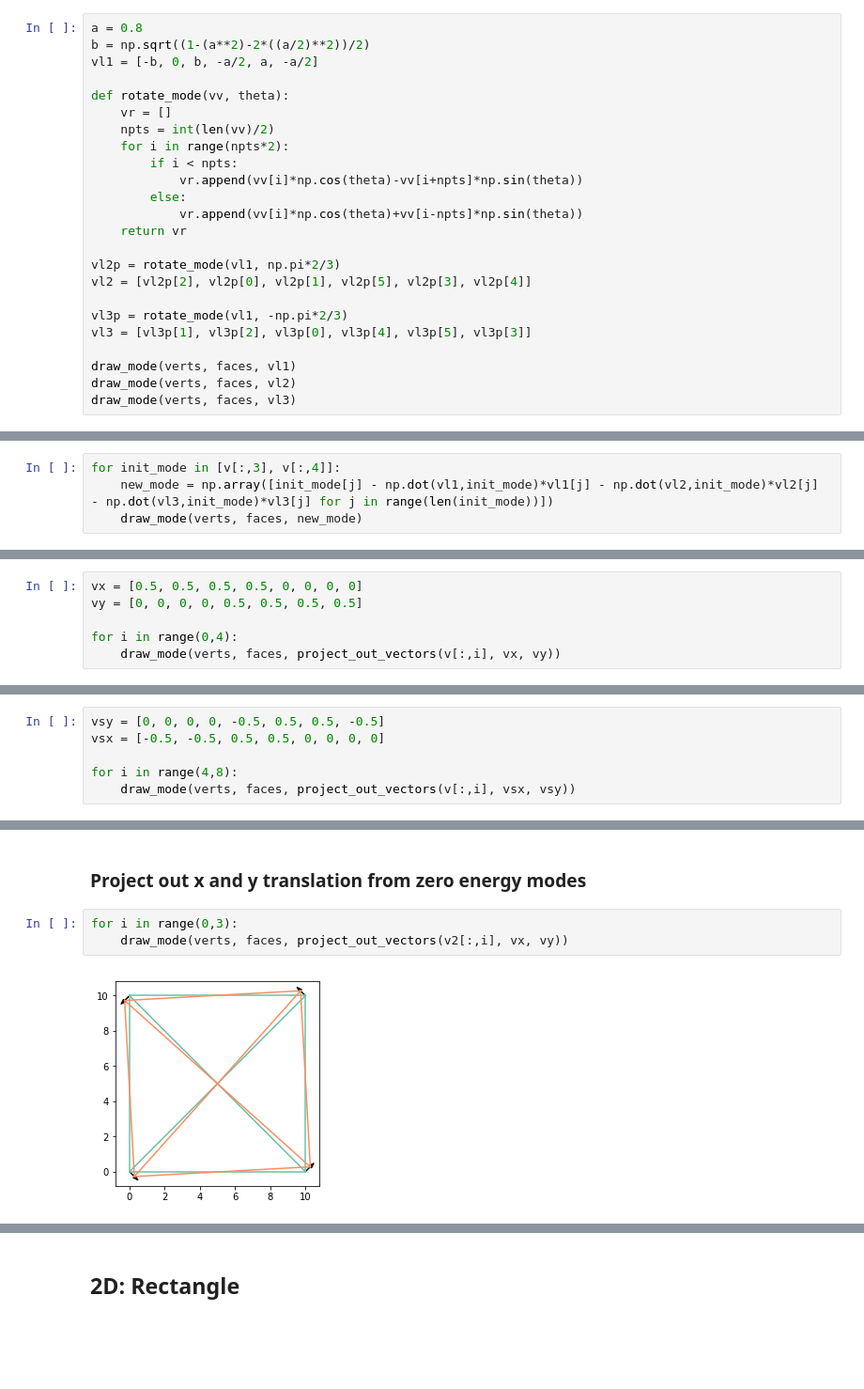
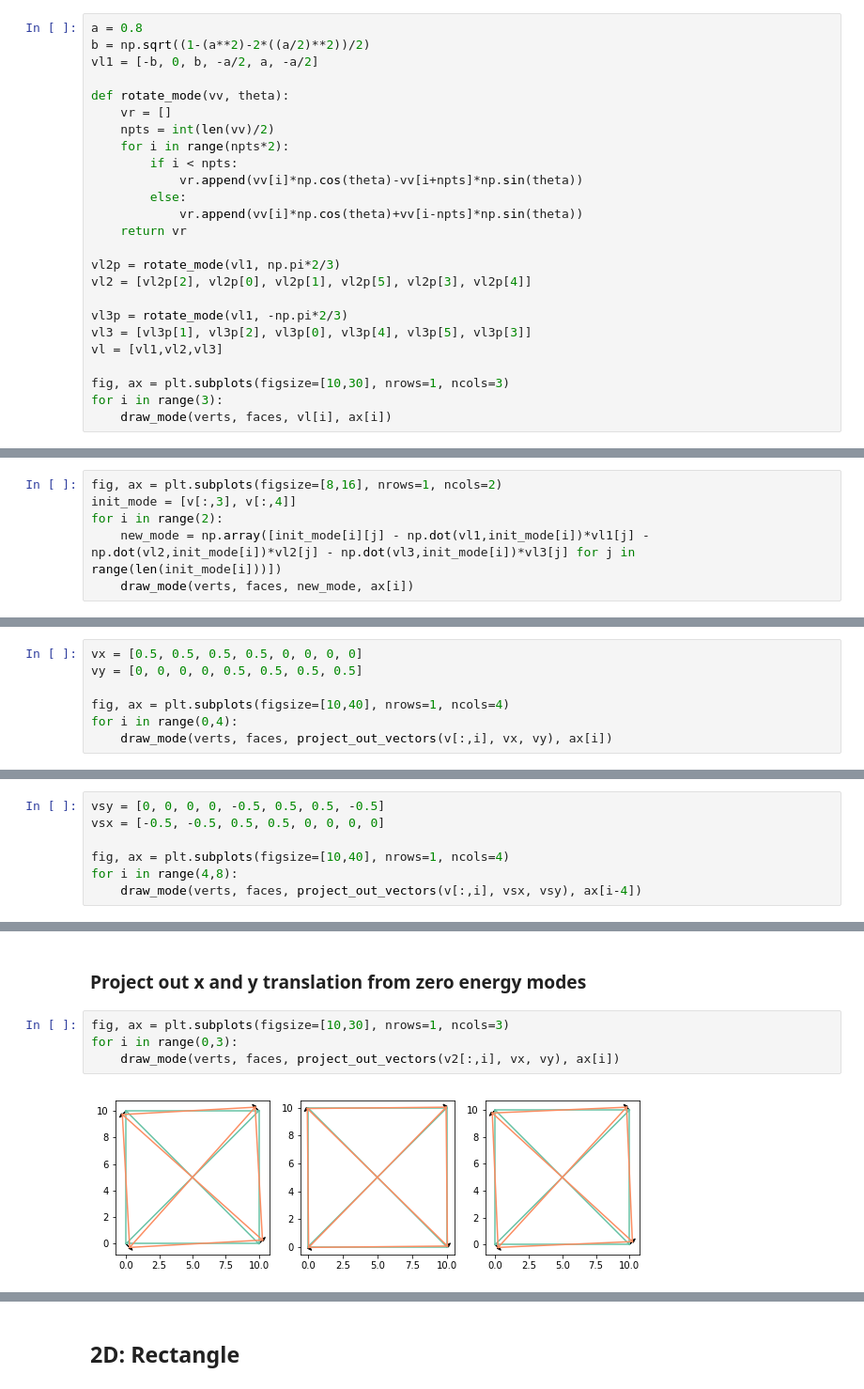
Before and after one commit to AllenCellModeling/normal_mode_analysis, a Jupyter notebook: normal_mode_analysis/mode_test_cases.ipynb, the cells around one changed output, grey strips where cells are left out. Shown: that part at 94% size. Cells and saved outputs as stored; diff of their text form; blank space fills up the shorter version.

```diff
--- a/normal_mode_analysis/mode_test_cases.ipynb
+++ b/normal_mode_analysis/mode_test_cases.ipynb
@@ -51,8 +50,9 @@ vl2 = [vl2p[2], vl2p[0], vl2p[1], vl2p[5], vl2p[3], vl2p[4]]
 
 vl3p = rotate_mode(vl1, -np.pi*2/3)
 vl3 = [vl3p[1], vl3p[2], vl3p[0], vl3p[4], vl3p[5], vl3p[3]]
+vl = [vl1,vl2,vl3]
 
-draw_mode(verts, faces, vl1)
-draw_mode(verts, faces, vl2)
-draw_mode(verts, faces, vl3)
+fig, ax = plt.subplots(figsize=[10,30], nrows=1, ncols=3)
+for i in range(3):
+    draw_mode(verts, faces, vl[i], ax[i])
 # %% [output]
@@ -62,5 +60,7 @@ draw_mode(verts, faces, vl3)
 # %%
-for init_mode in [v[:,3], v[:,4]]:
-    new_mode = np.array([init_mode[j] - np.dot(vl1,init_mode)*vl1[j] - np.dot(vl2,init_mode)*vl2[j] - np.dot(vl3,init_mode)*vl3[j] for j in range(len(init_mode))])
-    draw_mode(verts, faces, new_mode)
+fig, ax = plt.subplots(figsize=[8,16], nrows=1, ncols=2)
+init_mode = [v[:,3], v[:,4]]
+for i in range(2):
+    new_mode = np.array([init_mode[i][j] - np.dot(vl1,init_mode[i])*vl1[j] - np.dot(vl2,init_mode[i])*vl2[j] - np.dot(vl3,init_mode[i])*vl3[j] for j in range(len(init_mode[i]))])
+    draw_mode(verts, faces, new_mode, ax[i])
 # %% [output]
@@ -82,6 +81,7 @@ draw_init_modes(verts, faces, v, w)
 vx = [0.5, 0.5, 0.5, 0.5, 0, 0, 0, 0]
 vy = [0, 0, 0, 0, 0.5, 0.5, 0.5, 0.5]
 
+fig, ax = plt.subplots(figsize=[10,40], nrows=1, ncols=4)
 for i in range(0,4):
-    draw_mode(verts, faces, project_out_vectors(v[:,i], vx, vy))
+    draw_mode(verts, faces, project_out_vectors(v[:,i], vx, vy), ax[i])
 # %% [output]
@@ -95,6 +92,7 @@ for i in range(0,4):
 vsy = [0, 0, 0, 0, -0.5, 0.5, 0.5, -0.5]
 vsx = [-0.5, -0.5, 0.5, 0.5, 0, 0, 0, 0]
 
+fig, ax = plt.subplots(figsize=[10,40], nrows=1, ncols=4)
 for i in range(4,8):
-    draw_mode(verts, faces, project_out_vectors(v[:,i], vsx, vsy))
+    draw_mode(verts, faces, project_out_vectors(v[:,i], vsx, vsy), ax[i-4])
 # %% [output]
@@ -115,7 +110,8 @@ draw_init_modes(verts, faces, v2, w2)
 # %% [markdown]
 ### Project out x and y translation from zero energy modes
 # %%
+fig, ax = plt.subplots(figsize=[10,30], nrows=1, ncols=3)
 for i in range(0,3):
-    draw_mode(verts, faces, project_out_vectors(v2[:,i], vx, vy))
+    draw_mode(verts, faces, project_out_vectors(v2[:,i], vx, vy), ax[i])
 # %% [output]
-[figure, old version]
+[figure, new version]
```
Also changed, not shown: parts of 16 cells of this notebook.
